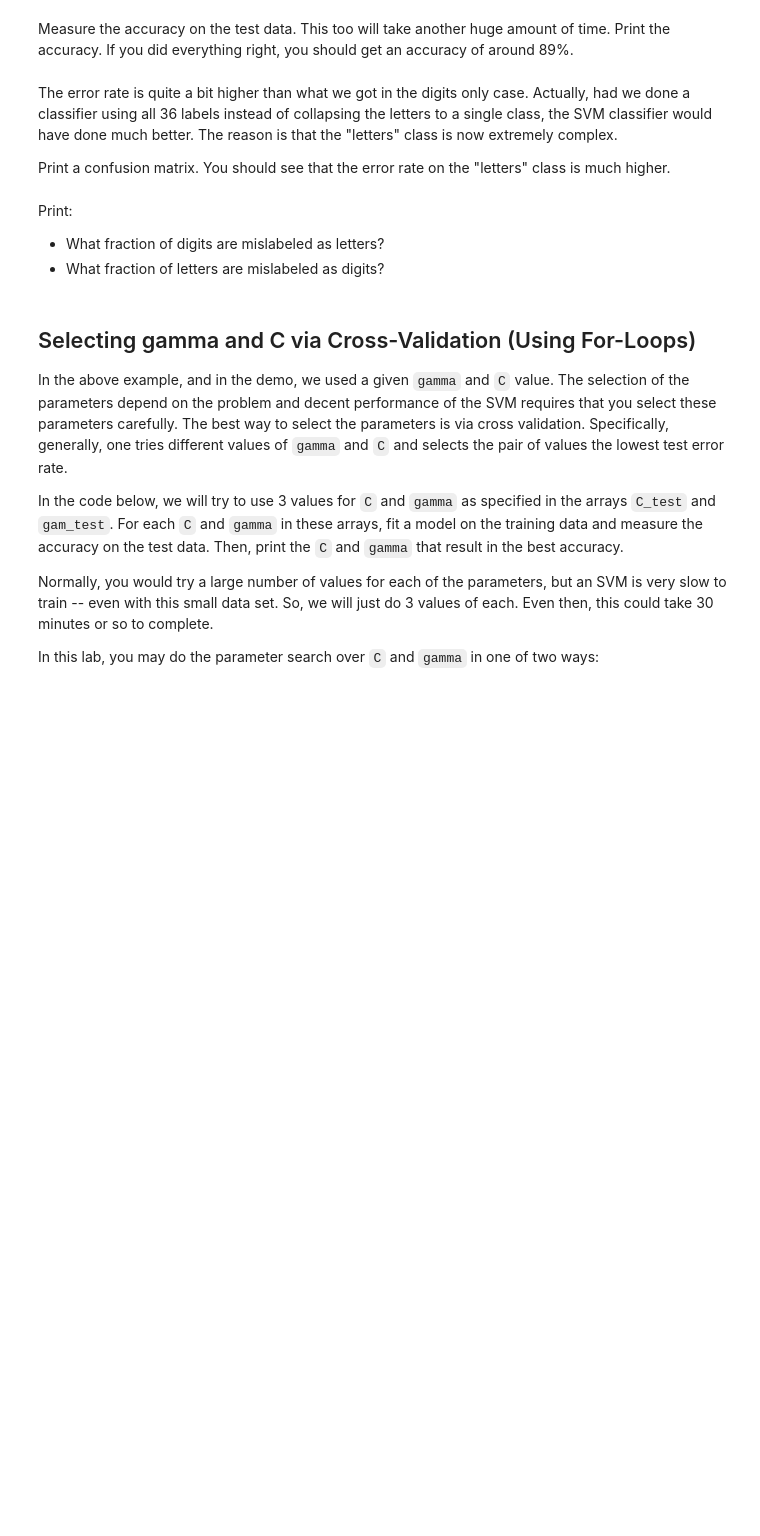
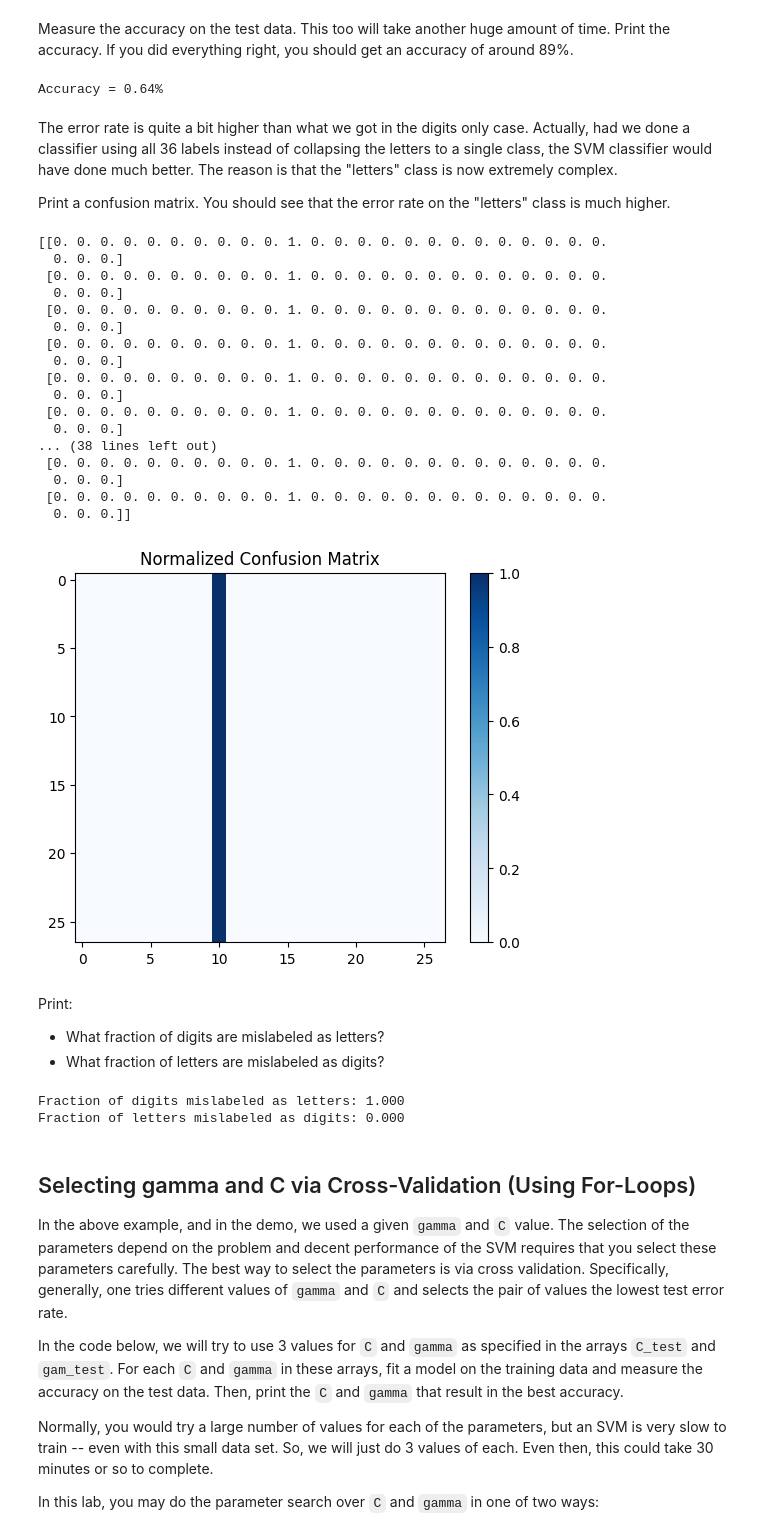
Before and after one commit to aladd2021/FinalCodeUR2, a Jupyter notebook: unit08_svm/lab_emnist_2020_partial.ipynb, the cells around one changed output. Drawn from its saved outputs; the diff is of its cells as text; code cells hidden in the pictures; blank space fills up the shorter version.

```diff
--- a/unit08_svm/lab_emnist_2020_partial.ipynb
+++ b/unit08_svm/lab_emnist_2020_partial.ipynb
@@ -263,3 +275,20 @@ Measure the accuracy on the test data.  This too will take another huge amount o
+# %%
+Xts_scaled = np.vstack((Xts1_dig, Xts1_let))
+yts_scaled = np.hstack((yts1_dig, yts1_let))
+
+nts1 = 5000
+
+Iperm_ts = np.random.permutation(yts_scaled.shape[0])
+
+Xts1 = Xts_scaled[Iperm_ts[:nts1], :]
+yts1 = yts_scaled[Iperm_ts[:nts1]]
+
+yhat = svc.predict(Xts1)
+
+acc = np.mean(yhat == yts1)
+print('Accuracy = {0:.2f}%'.format(acc * 100))
+# %% [output]
+Accuracy = 0.64%
 # %% [markdown]
 The error rate is quite a bit higher than what we got in the digits only case.  Actually, had we done a classifier using all 36 labels instead of collapsing the letters to a single class, the SVM classifier would have done much better.  The reason is that the "letters" class is now extremely complex.
 
@@ -269,3 +296,42 @@ Print a confusion matrix.  You should see that the error rate on the "letters" c
+# %%
+from sklearn.metrics import confusion_matrix
+import matplotlib.pyplot as plt
+import numpy as np
+
+# Compute the confusion matrix
+C = confusion_matrix(yts1, yhat)
+
+# Normalize the confusion matrix
+Csum = np.sum(C, axis=1, keepdims=True)
+C = C / Csum
+
+# Print the normalized confusion matrix
+print(np.array_str(C, precision=3, suppress_small=True))
+
+# Display the confusion matrix as a heatmap
+plt.imshow(C, interpolation='none', cmap='Blues')
+plt.colorbar()
+plt.title('Normalized Confusion Matrix')
+plt.show()
+# %% [output]
+[[0. 0. 0. 0. 0. 0. 0. 0. 0. 0. 1. 0. 0. 0. 0. 0. 0. 0. 0. 0. 0. 0. 0. 0.
+  0. 0. 0.]
+ [0. 0. 0. 0. 0. 0. 0. 0. 0. 0. 1. 0. 0. 0. 0. 0. 0. 0. 0. 0. 0. 0. 0. 0.
+  0. 0. 0.]
+ [0. 0. 0. 0. 0. 0. 0. 0. 0. 0. 1. 0. 0. 0. 0. 0. 0. 0. 0. 0. 0. 0. 0. 0.
+  0. 0. 0.]
+ [0. 0. 0. 0. 0. 0. 0. 0. 0. 0. 1. 0. 0. 0. 0. 0. 0. 0. 0. 0. 0. 0. 0. 0.
+  0. 0. 0.]
+ [0. 0. 0. 0. 0. 0. 0. 0. 0. 0. 1. 0. 0. 0. 0. 0. 0. 0. 0. 0. 0. 0. 0. 0.
+  0. 0. 0.]
+ [0. 0. 0. 0. 0. 0. 0. 0. 0. 0. 1. 0. 0. 0. 0. 0. 0. 0. 0. 0. 0. 0. 0. 0.
+  0. 0. 0.]
+... (38 lines left out)
+ [0. 0. 0. 0. 0. 0. 0. 0. 0. 0. 1. 0. 0. 0. 0. 0. 0. 0. 0. 0. 0. 0. 0. 0.
+  0. 0. 0.]
+ [0. 0. 0. 0. 0. 0. 0. 0. 0. 0. 1. 0. 0. 0. 0. 0. 0. 0. 0. 0. 0. 0. 0. 0.
+  0. 0. 0.]]
+[figure, added]
 # %% [markdown]
 Print:
 * What fraction of digits are mislabeled as letters?
@@ -275,3 +339,16 @@ Print:
+# %%
+# Fraction of digits mislabeled as letters
+digit_indices = np.where(yts1 < 10)[0]  # Indices of digit samples
+letter_indices = np.where(yts1 >= 10)[0]  # Indices of letter samples
+
+mislabeled_as_letters = np.sum((yhat[digit_indices] >= 10)) / len(digit_indices)
+mislabeled_as_digits = np.sum((yhat[letter_indices] < 10)) / len(letter_indices)
+
+print(f"Fraction of digits mislabeled as letters: {mislabeled_as_letters:.3f}")
+print(f"Fraction of letters mislabeled as digits: {mislabeled_as_digits:.3f}")
+# %% [output]
+Fraction of digits mislabeled as letters: 1.000
+Fraction of letters mislabeled as digits: 0.000
 # %% [markdown]
 ## Selecting gamma and C via Cross-Validation (Using For-Loops)
 
```
Also changed, not shown: parts of 23 cells of this notebook.
